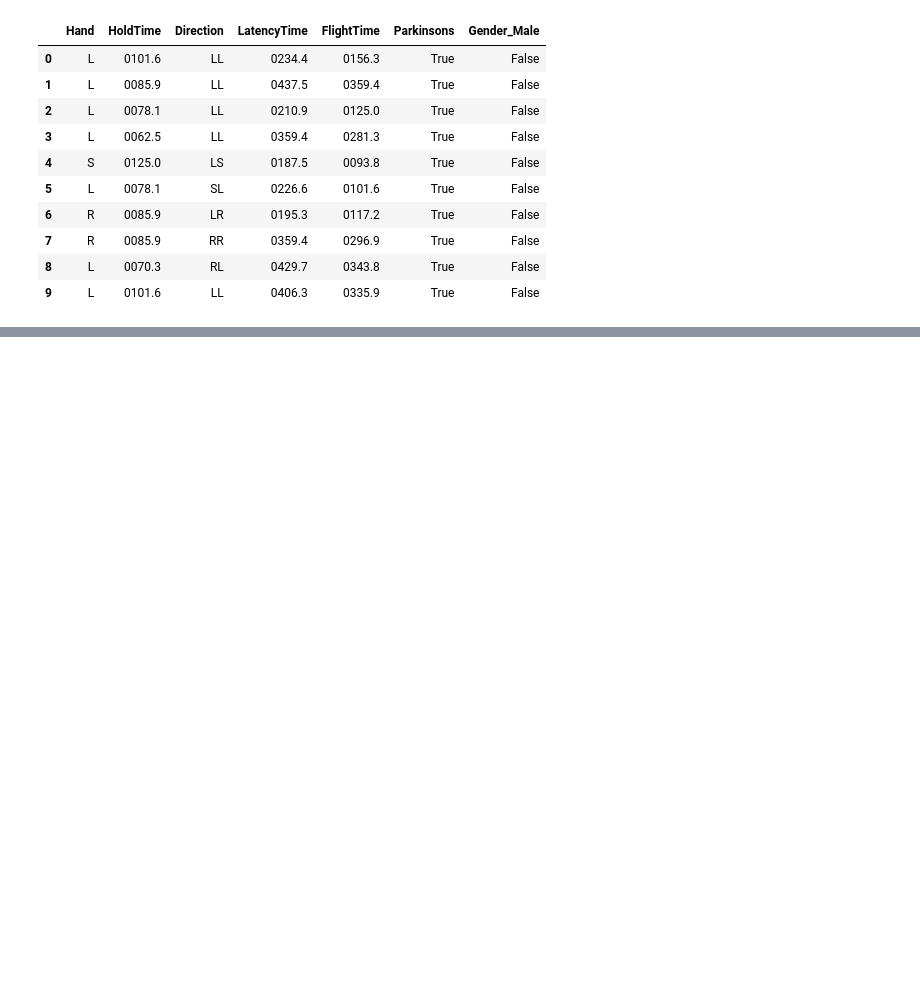
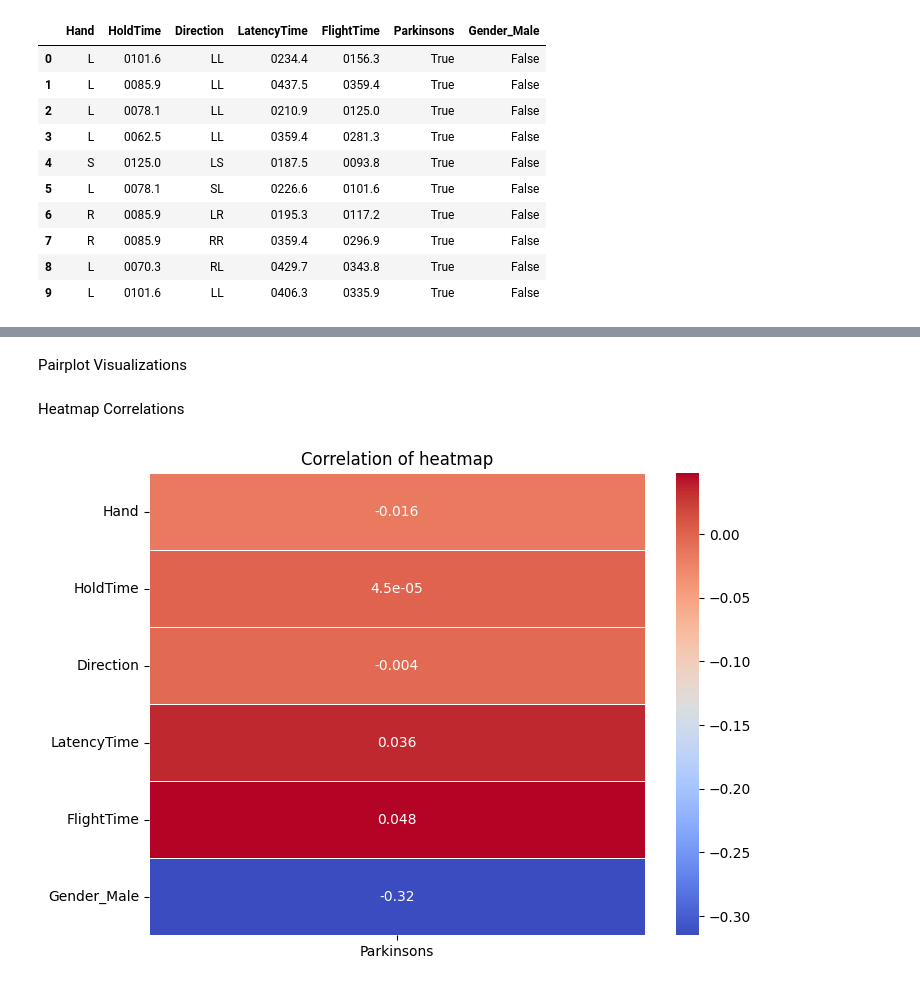
Before and after one commit to idranne/Columbia-DBMI-, a Jupyter notebook: Typing dataset/preprocessing.ipynb, the cells around one changed output, grey strips where cells are left out. Saved outputs shown, nothing was run; the diff lists cells and outputs as text; code cells hidden in the pictures; blank space fills up the shorter version.

```diff
--- a/Typing dataset/preprocessing.ipynb
+++ b/Typing dataset/preprocessing.ipynb
@@ -245,0 +432,2 @@ df.to_csv("modeling.csv", index=False)
+# %% [markdown]
+Pairplot Visualizations
@@ -245,0 +438,9 @@ df.to_csv("modeling.csv", index=False)
+# %% [markdown]
+Heatmap Correlations
+# %%
+plt.figure(figsize=(8, 6))
+sns.heatmap(df.corr()[["Parkinsons"]].drop(index="Parkinsons"), annot=True, cmap="coolwarm", linewidths=0.5)
+plt.title("Correlation of heatmap")
+plt.show()
+# %% [output]
+[figure, added]
```
Also changed, not shown: parts of 32 cells of this notebook, 3 other files.
